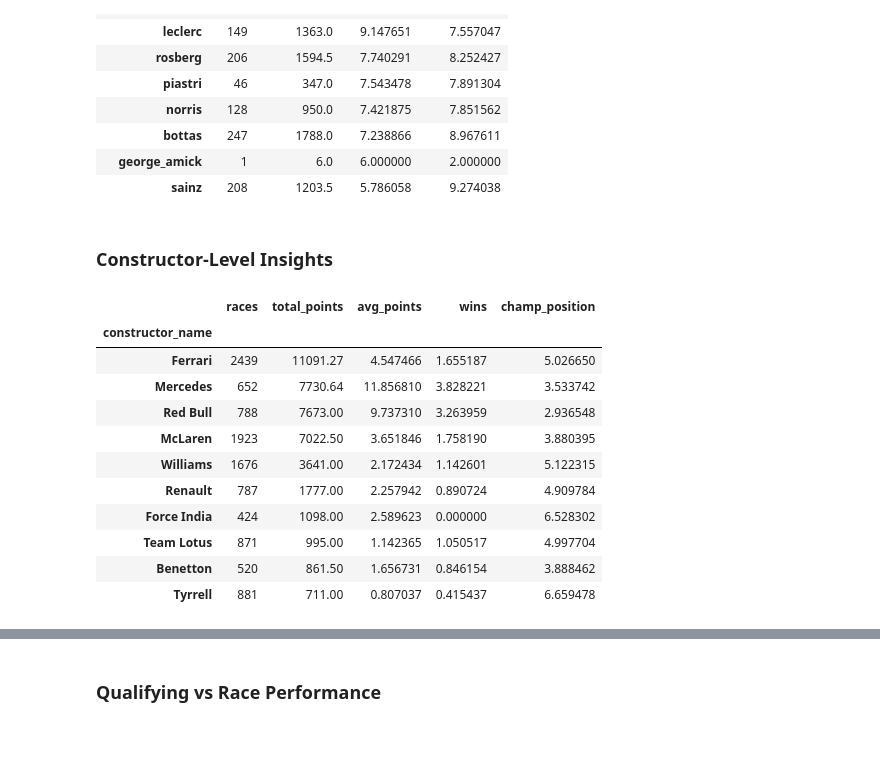
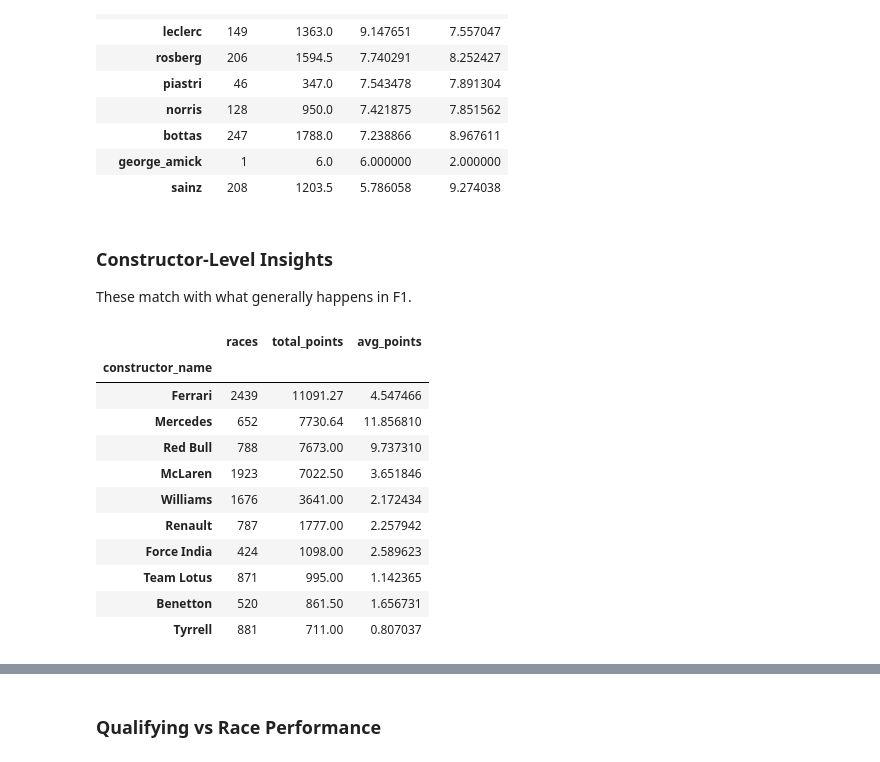
Before and after one commit to noelleketoo/F1-Racing-Analysis, a Jupyter notebook: analysis.ipynb, the cells around one changed output, grey strips where cells are left out. Saved outputs shown, nothing was run; the diff lists cells and outputs as text; code cells hidden in the pictures.

```diff
--- a/analysis.ipynb
+++ b/analysis.ipynb
@@ -72,23 +99,25 @@ results.head()
 
 Merge datasets to combine race results with qualifying, driver info, circuits, and constructor data.
 # %%
-df = results.copy().drop(columns=['position', 'positionText']).rename(columns={'positionOrder': 'position'})
+df = results.copy().drop(columns=['position']).rename(columns={'positionOrder': 'position'})
 
 qual = qualifying[['raceId', 'driverId', 'position']].rename(columns={'position': 'qualifying_position'})
 df = pd.merge(df, qual, on=['raceId', 'driverId'], how='left')
 
 races_circuits = pd.merge(races, circuits[['circuitId', 'circuitRef', 'name', 'country']], on='circuitId', how='left')
-df = pd.merge(df, races_circuits[['raceId', 'year', 'round', 'circuitRef', 'country']], on='raceId', how='left')
+df = pd.merge(df, races_circuits[['raceId', 'year', 'round', 'circuitId', 'circuitRef', 'country']], on='raceId', how='left')
 
-drivers_df = drivers[['driverId', 'driverRef', 'nationality']].rename(columns={"nationality": "driver_nationality"})
+drivers_df = drivers[['driverId', 'driverRef']]
 df = pd.merge(df, drivers_df, on='driverId', how='left')
 
-constructors_df = constructors[['constructorId', 'name', 'nationality']].rename(columns={'name': 'constructor_name', 'nationality': 'constructor_nationality'})
+constructors_df = constructors[['constructorId', 'name']].rename(columns={'name': 'constructor_name'})
 df = pd.merge(df, constructors_df, on='constructorId', how='left')
 
-cs = constructor_standings[["raceId", "constructorId", "points", "position", "wins"]]
-cs = cs.rename(columns={"points": "constructor_points_standings", "position": "constructor_champ_position", "wins": "constructor_wins_season"})
-df = df.merge(cs, on=["raceId", "constructorId"], how="left")
+# Drop all post race results except the ones we are trying to predict
+df = df.drop(columns=['positionText', 'laps', 'time', 'milliseconds', 'fastestLap', 'fastestLapTime', 'fastestLapSpeed', 'rank', 'statusId'])
+
+# Number is irrelevant for prediction
+df = df.drop(columns=['number'])
 
 df.head()
 # %% [output]
@@ -105,8 +133,8 @@ Make sure that the numeric columns are actually numeric, and filter out the clea
 # %%
 numeric_cols_to_convert = [
     "position", "grid", "points", "qualifying_position",
-    "constructor_points_standings", "constructor_champ_position",
-    "constructor_wins_season", "year", "round"
+    "year", "round", "circuitId", "resultId", "raceId",
+    "driverId", "constructorId"
 ]
 
 for col in numeric_cols_to_convert:
@@ -149,12 +176,5 @@ Similarly from general F1 knowledge, constructor points, positions, and wins are
 # %%
 df['qualifying_position'] = df['qualifying_position'].fillna(20)
 
-df['constructor_points_standings'] = df['constructor_points_standings'].fillna(0)
-
-max_champ_pos = df['constructor_champ_position'].max()
-df['constructor_champ_position'] = df['constructor_champ_position'].fillna(max_champ_pos)
-
-df['constructor_wins_season'] = df['constructor_wins_season'].fillna(0)
-
 df.isna().sum()
 # %% [output]
@@ -316,30 +346,30 @@ driver_summary.head(10)
 | sainz | 208 | 1203.5 | 5.786058 | 9.274038 |
 # %% [markdown]
 ### Constructor-Level Insights
+
+These match with what generally happens in F1.
 # %%
 constructor_summary = (
     df.groupby('constructor_name')
       .agg(
           races=('raceId','count'),
           total_points=('points','sum'),
           avg_points=('points','mean'),
-          wins=('constructor_wins_season','mean'),
-          champ_position=('constructor_champ_position','mean')
       )
       .sort_values('total_points', ascending=False)
 )
 
 constructor_summary.head(10)
 # %% [output]
-|  | races | total_points | avg_points | wins | champ_position |
-| constructor_name |  |  |  |  |  |
-| Ferrari | 2439 | 11091.27 | 4.547466 | 1.655187 | 5.026650 |
-| Mercedes | 652 | 7730.64 | 11.856810 | 3.828221 | 3.533742 |
-| Red Bull | 788 | 7673.00 | 9.737310 | 3.263959 | 2.936548 |
-| McLaren | 1923 | 7022.50 | 3.651846 | 1.758190 | 3.880395 |
-| Williams | 1676 | 3641.00 | 2.172434 | 1.142601 | 5.122315 |
-| Renault | 787 | 1777.00 | 2.257942 | 0.890724 | 4.909784 |
-| Force India | 424 | 1098.00 | 2.589623 | 0.000000 | 6.528302 |
-| Team Lotus | 871 | 995.00 | 1.142365 | 1.050517 | 4.997704 |
-| Benetton | 520 | 861.50 | 1.656731 | 0.846154 | 3.888462 |
-| Tyrrell | 881 | 711.00 | 0.807037 | 0.415437 | 6.659478 |
+|  | races | total_points | avg_points |
+| constructor_name |  |  |  |
+| Ferrari | 2439 | 11091.27 | 4.547466 |
+| Mercedes | 652 | 7730.64 | 11.856810 |
+| Red Bull | 788 | 7673.00 | 9.737310 |
+| McLaren | 1923 | 7022.50 | 3.651846 |
+| Williams | 1676 | 3641.00 | 2.172434 |
+| Renault | 787 | 1777.00 | 2.257942 |
+| Force India | 424 | 1098.00 | 2.589623 |
+| Team Lotus | 871 | 995.00 | 1.142365 |
+| Benetton | 520 | 861.50 | 1.656731 |
+| Tyrrell | 881 | 711.00 | 0.807037 |
```
Also changed, not shown: parts of 53 cells of this notebook, 1 other file.
